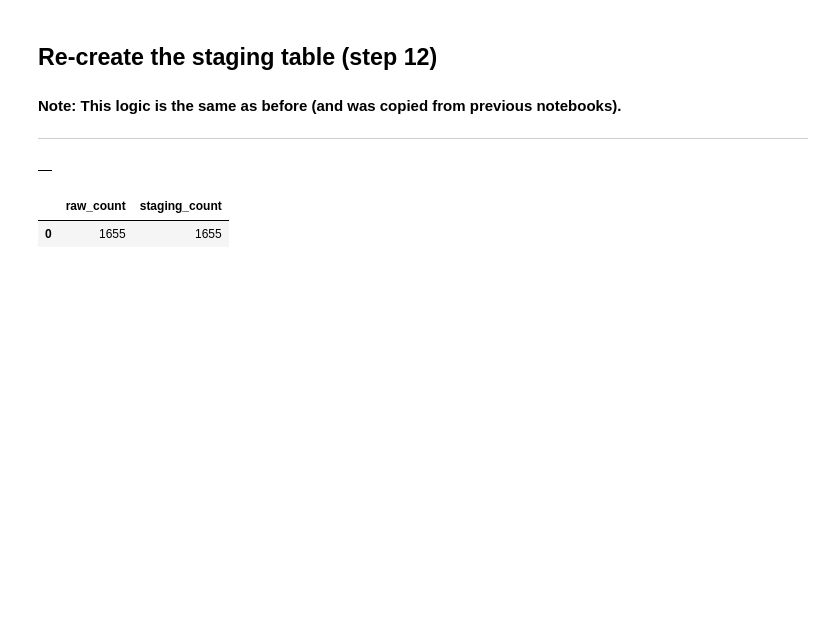
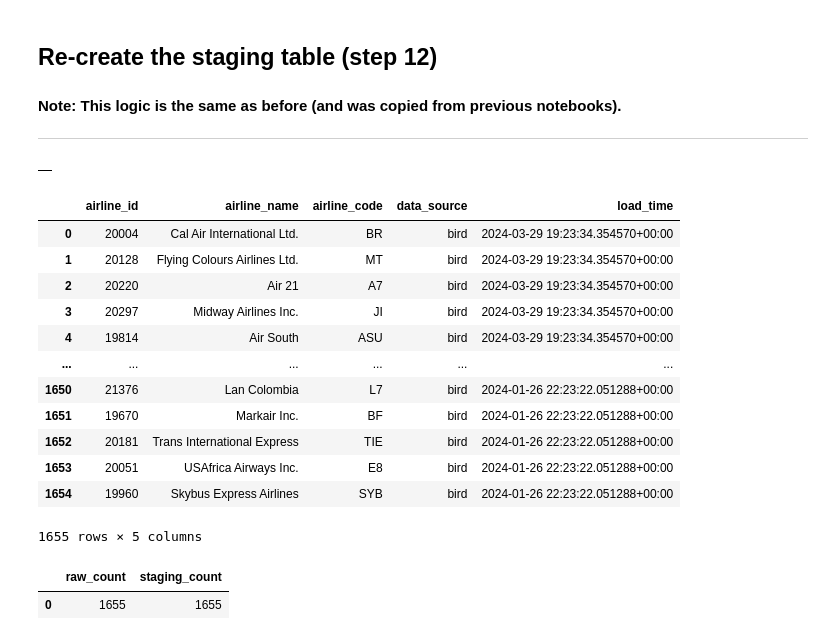
Before and after one commit to cs329e-spring2024/snippets, a Jupyter notebook: p8-cdc.ipynb, the cells around one changed output. Cells and saved outputs as stored; diff of their text form; code cells hidden in the pictures; blank space fills up the shorter version.

```diff
--- a/p8-cdc.ipynb
+++ b/p8-cdc.ipynb
@@ -281,6 +281,24 @@ create or replace table airline_stg.Air_Carrier as
   from airline_raw.air_carriers)
 # %% [output]
 |  |
+# %%
+%%bigquery
+select * from airline_stg.Air_Carrier
+order by load_time desc
+# %% [output]
+|  | airline_id | airline_name | airline_code | data_source | load_time |
+| 0 | 20004 | Cal Air International Ltd. | BR | bird | 2024-03-29 19:23:34.354570+00:00 |
+| 1 | 20128 | Flying Colours Airlines Ltd. | MT | bird | 2024-03-29 19:23:34.354570+00:00 |
+| 2 | 20220 | Air 21 | A7 | bird | 2024-03-29 19:23:34.354570+00:00 |
+| 3 | 20297 | Midway Airlines Inc. | JI | bird | 2024-03-29 19:23:34.354570+00:00 |
+| 4 | 19814 | Air South | ASU | bird | 2024-03-29 19:23:34.354570+00:00 |
+| ... | ... | ... | ... | ... | ... |
+| 1650 | 21376 | Lan Colombia | L7 | bird | 2024-01-26 22:23:22.051288+00:00 |
+| 1651 | 19670 | Markair Inc. | BF | bird | 2024-01-26 22:23:22.051288+00:00 |
+| 1652 | 20181 | Trans International Express | TIE | bird | 2024-01-26 22:23:22.051288+00:00 |
+| 1653 | 20051 | USAfrica Airways Inc. | E8 | bird | 2024-01-26 22:23:22.051288+00:00 |
+| 1654 | 19960 | Skybus Express Airlines | SYB | bird | 2024-01-26 22:23:22.051288+00:00 |
+1655 rows × 5 columns
 # %%
 %%bigquery
 select (select count(*) from airline_raw.air_carriers) as raw_count,
```
Also changed, not shown: parts of 7 cells of this notebook.
